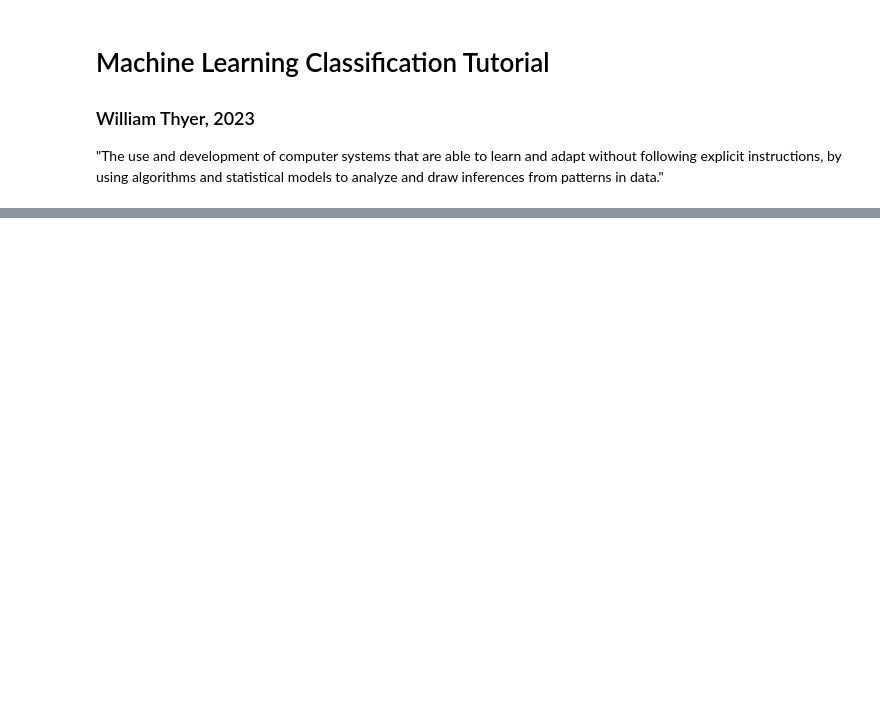
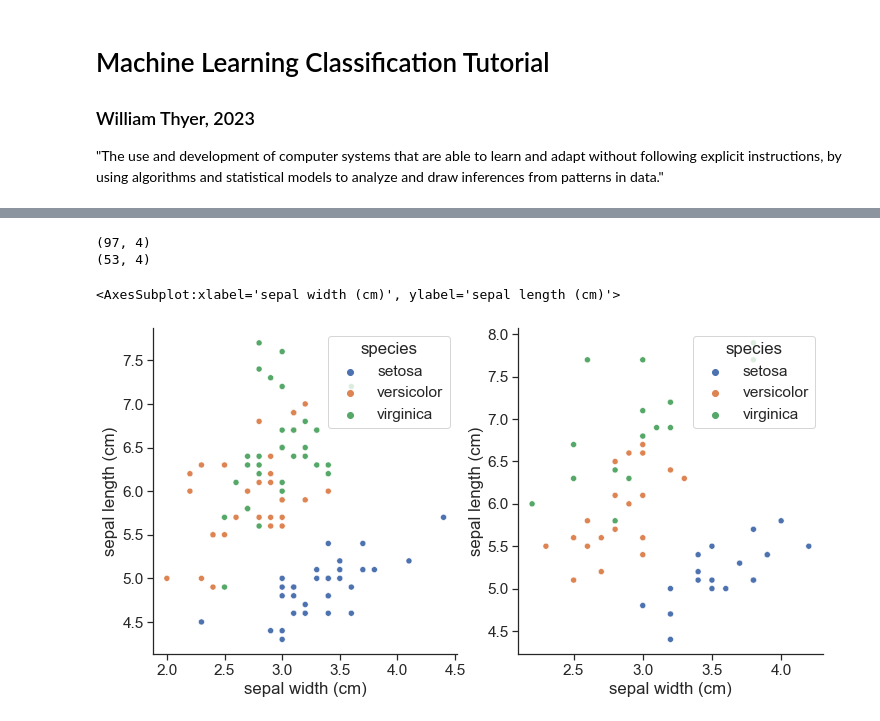
Before and after one commit to AwhVogelLab/EEG_Decoder, a Jupyter notebook: tutorial/basic_machine_learning_tutorial.ipynb, the cells around one changed output, grey strips where cells are left out. Cells and saved outputs as stored; diff of their text form; code cells hidden in the pictures; blank space fills up the shorter version.

```diff
--- a/tutorial/basic_machine_learning_tutorial.ipynb
+++ b/tutorial/basic_machine_learning_tutorial.ipynb
@@ -54,0 +93,15 @@ sns.pairplot(df, hue='species')
+# %%
+train, test = train_test_split(df, test_size = 0.35, random_state = 1)
+# %%
+print(train.shape)
+print(test.shape)
+# %% [output]
+(97, 4)
+(53, 4)
+# %%
+fig,axes = plt.subplots(1,2,figsize=(12,6))
+sns.scatterplot(x='sepal width (cm)',y='sepal length (cm)',hue='species',hue_order=['setosa','versicolor','virginica'],data=train,ax=axes[0])
+sns.scatterplot(x='sepal width (cm)',y='sepal length (cm)',hue='species',hue_order=['setosa','versicolor','virginica'],data=test,ax=axes[1])
+# %% [output]
+<AxesSubplot:xlabel='sepal width (cm)', ylabel='sepal length (cm)'>
+[figure, added]
```
Also changed, not shown: parts of 35 cells of this notebook, 3 other files.
